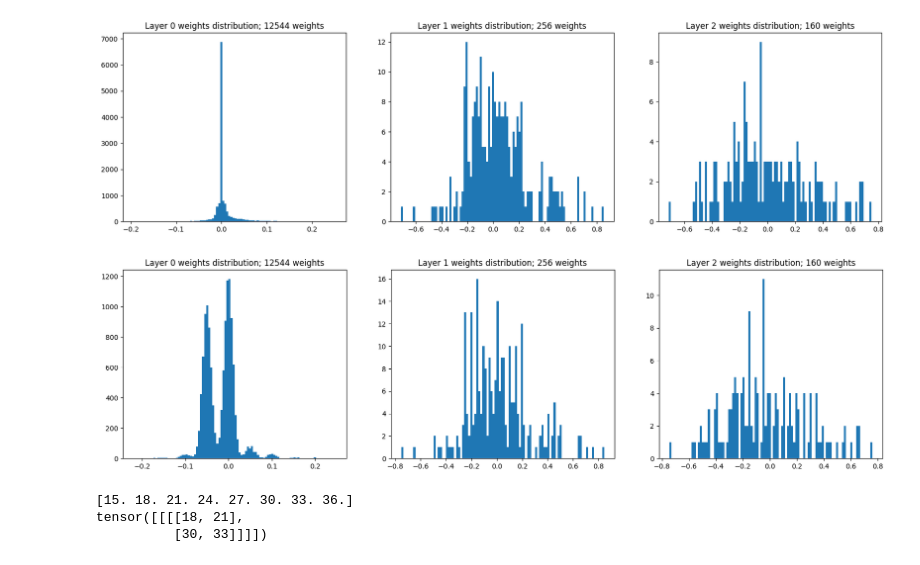
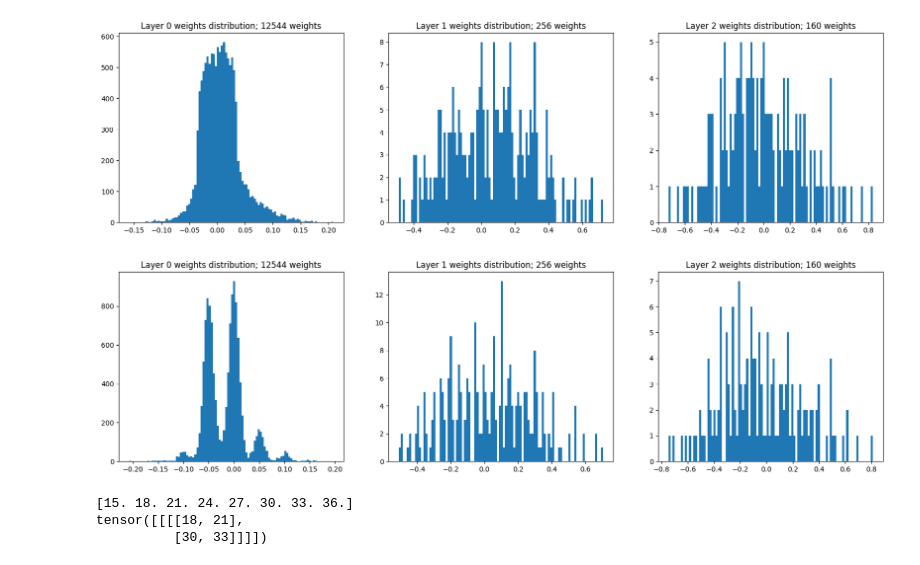
Before and after one commit to vinitdoke/Analog_Neural_Net_Simulator, a Jupyter notebook: evaluation.ipynb, the cells around one changed output. Cells and saved outputs as stored; diff of their text form; code cells hidden in the pictures.

```diff
--- a/evaluation.ipynb
+++ b/evaluation.ipynb
@@ -149,35 +93,35 @@ def plot_weights(model, layer_idx=None):
 
     if layer_idx is not None:
         for i, layer in enumerate(model.children()):
             if i == layer_idx:
                 mylayer = layer
                 break
 
         weights = mylayer.weight.detach().numpy().flatten()
         plt.hist(weights, bins=100)
         plt.title(f"Layer {layer_idx} weights distribution")
         plt.show()
 
     # side by side comparison
     else:
         total_layers = len(list(model.children()))
         fig, axs = plt.subplots(1, total_layers, figsize=(20, 5))
 
 
         for i, layer in enumerate(model.children()):
             weights = layer.weight.detach().numpy().flatten()
             total_weights = len(weights)
 
             axs[i].hist(weights, bins=100)
             axs[i].set_title(f"Layer {i} weights distribution; {total_weights} weights")
 
 
 
         plt.show()
 
-plot_weights(ann_reg)
+plot_weights(ann)
 # %% [output]
-[figure, old version]
+[figure, new version]
 # %%
 def plot_weights(model, layer_idx=None):
 
@@ -210,9 +154,9 @@ def plot_weights(model, layer_idx=None):
 
         plt.show()
 
-plot_weights(ann_reg)
+plot_weights(ann)
 # %% [output]
-[figure, old version]
+[figure, new version]
 # %%
 import torch
 import numpy as np
```
Also changed, not shown: parts of 3 cells of this notebook, 5 other files.
